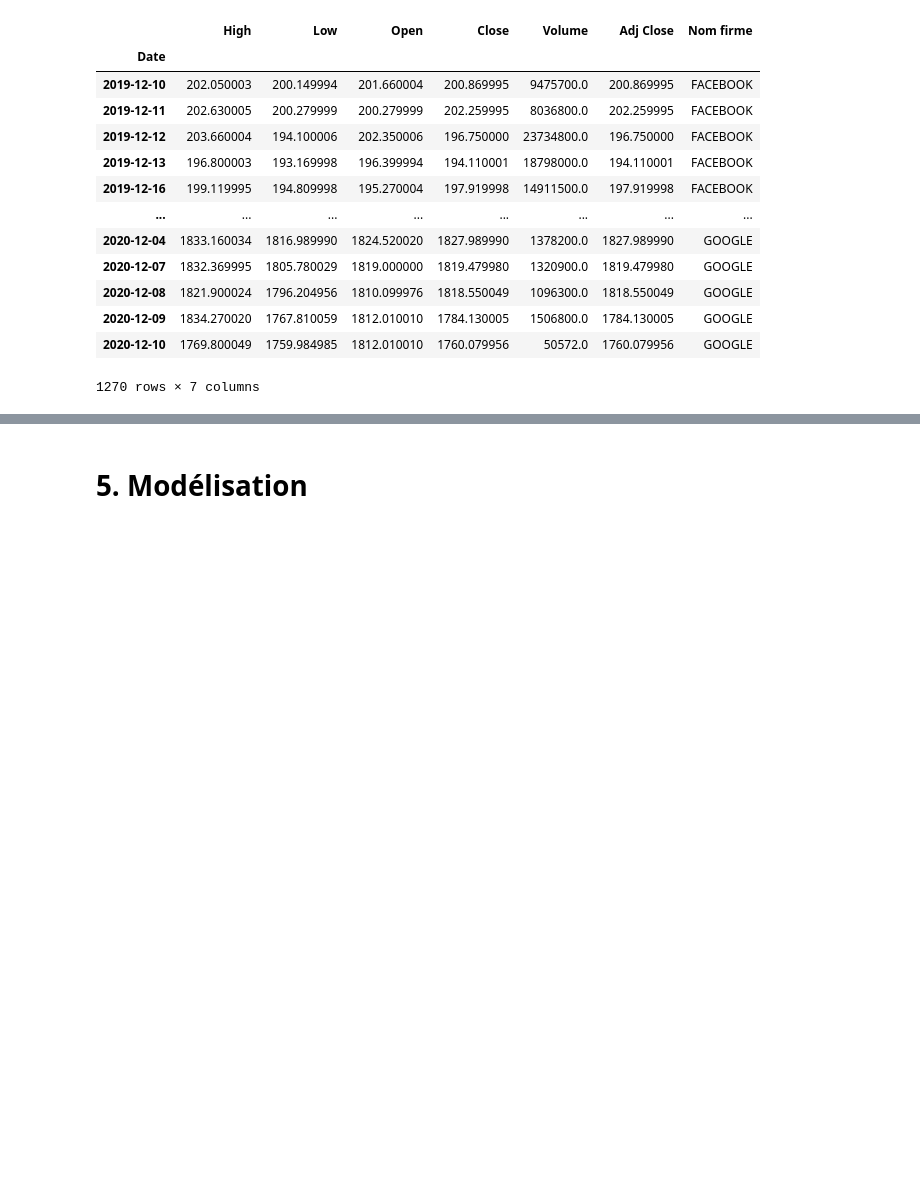
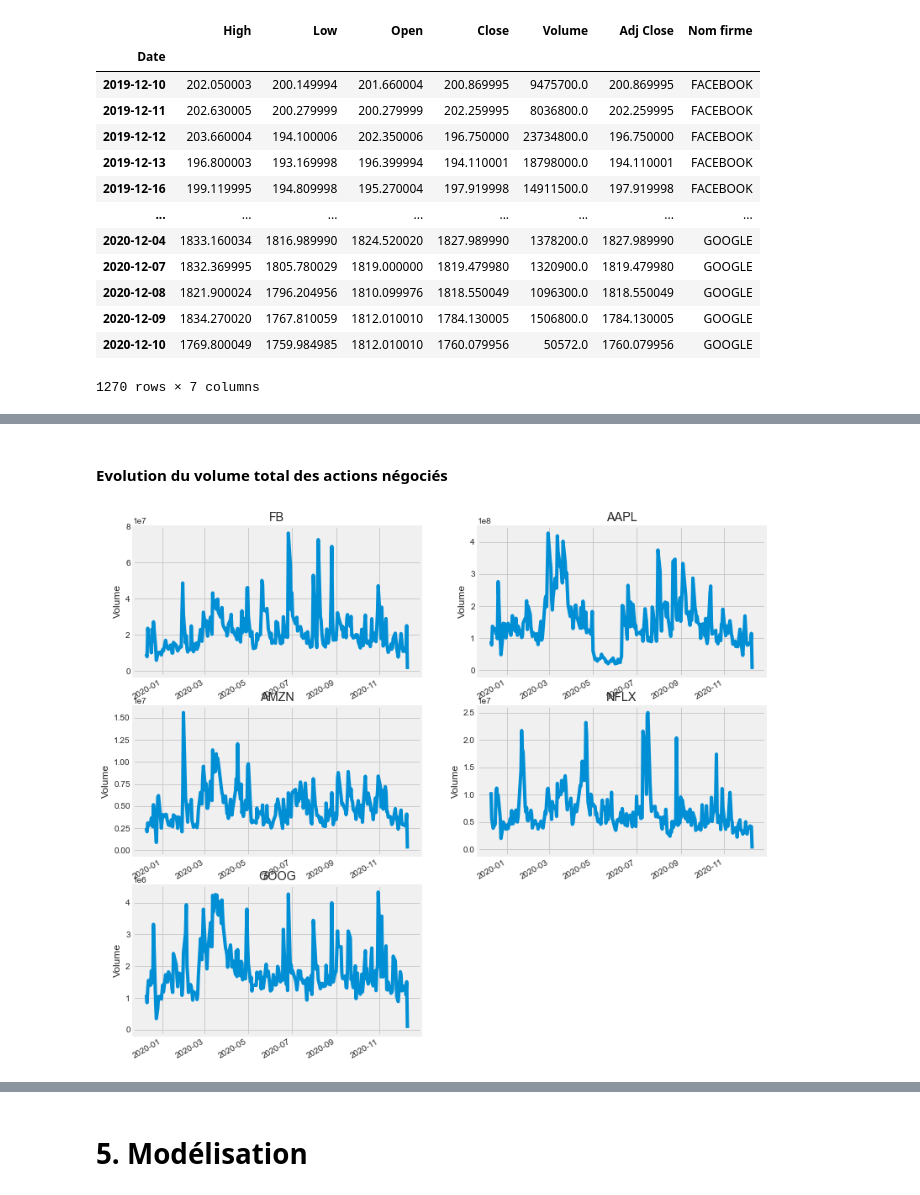
Before and after one commit to lasme-ephrem/pythonproject2a, a Jupyter notebook: notebook_projet_python_lasme_new.ipynb, the cells around one changed output, grey strips where cells are left out. Drawn from its saved outputs; the diff is of its cells as text; code cells hidden in the pictures; blank space fills up the shorter version.

```diff
--- a/notebook_projet_python_lasme_new.ipynb
+++ b/notebook_projet_python_lasme_new.ipynb
@@ -132,0 +161,14 @@ plt.style.use("fivethirtyeight")
+# %% [markdown]
+#### Evolution du volume total des actions négociés
+# %%
+plt.figure(figsize=(12, 8))
+plt.subplots_adjust(top=1.25, bottom=1.2)
+
+for i, firme in enumerate(liste_firme, 1):
+    plt.subplot(3, 2, i)
+    firme['Volume'].plot()
+    plt.ylabel('Volume')
+    plt.xlabel(None)
+    plt.title(f"{FAANG[i - 1]}")
+# %% [output]
+[figure, added]
```
Also changed, not shown: parts of 14 cells of this notebook.
